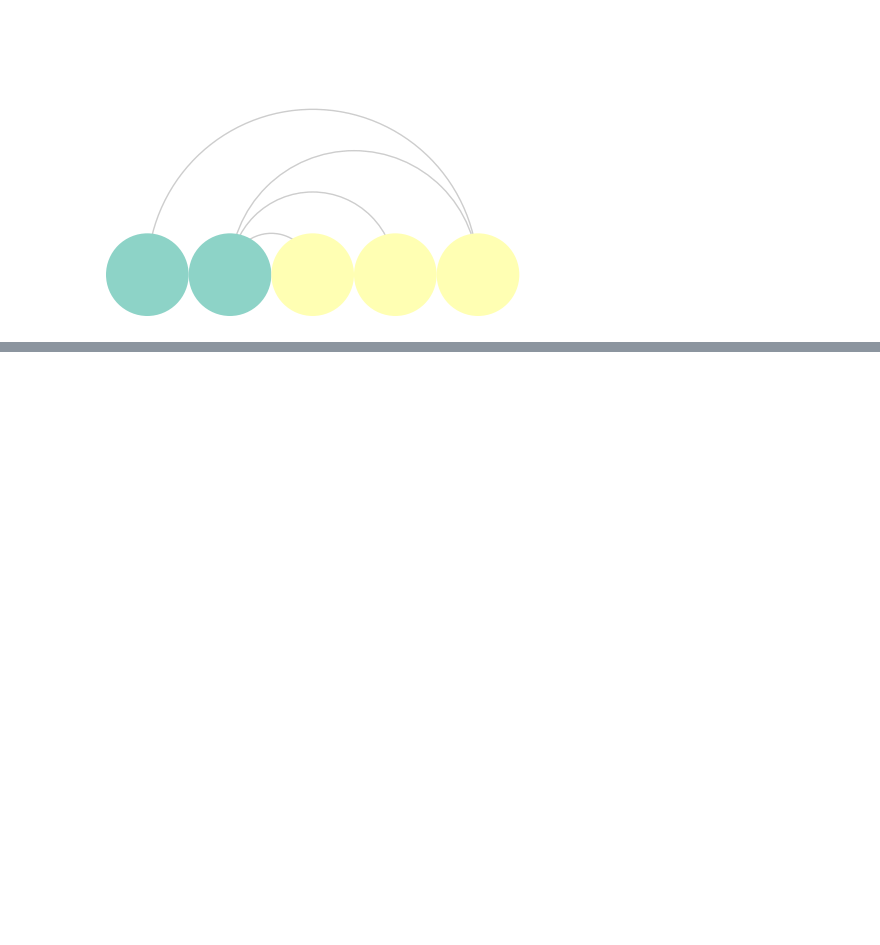
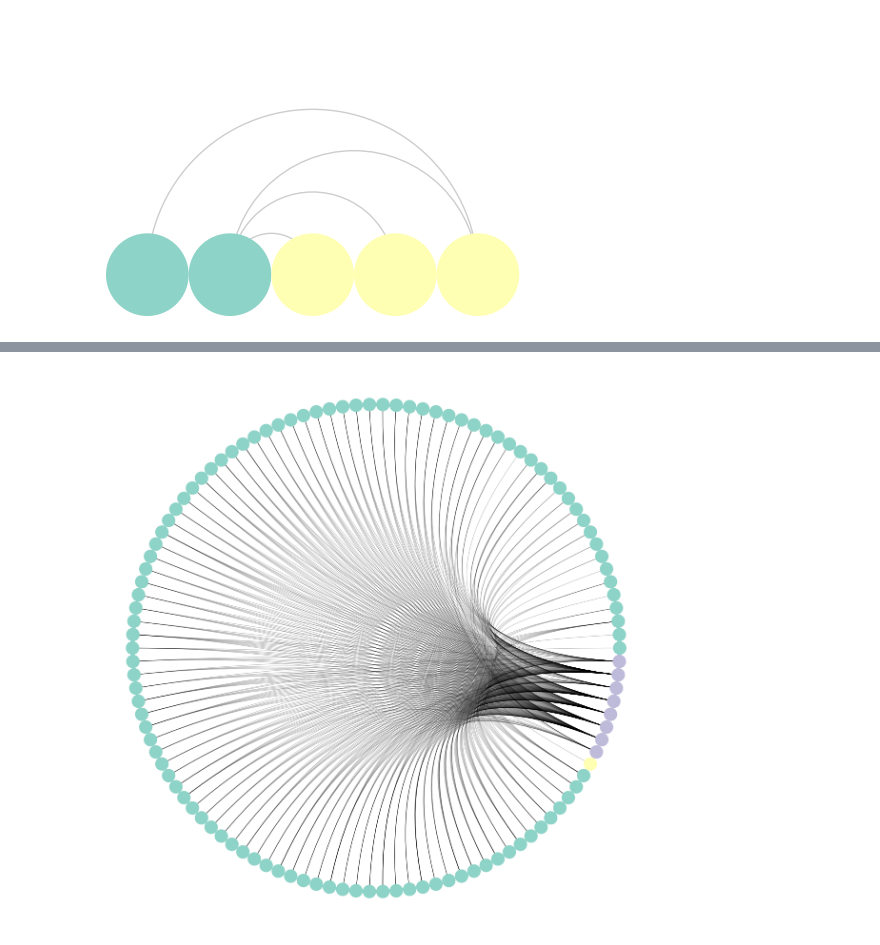
Before and after one commit to lucyzhang95/MAGNN_MKG, a Jupyter notebook: analysis/network.ipynb, the cells around one changed output, grey strips where cells are left out. Cells and saved outputs as stored; diff of their text form; code cells hidden in the pictures; blank space fills up the shorter version.

```diff
--- a/analysis/network.ipynb
+++ b/analysis/network.ipynb
@@ -265,3 +283,6 @@ largest_ccs = sorted((G.subgraph(c) for c in nx.connected_components(G)), key=la
 # %%
-nv.circos(largest_ccs, node_color_by="type", group_by="type", sort_by="centrality", node_enc_kwargs={'radius': 10})
+plt.figure(figsize=(15, 15))
+nv.circos(t2_ccs_draw, node_color_by="type", group_by="type", sort_by="centrality", node_enc_kwargs={'radius': 1})
 plt.show()
+# %% [output]
+[figure, added]
```
Also changed, not shown: parts of 6 cells of this notebook.
